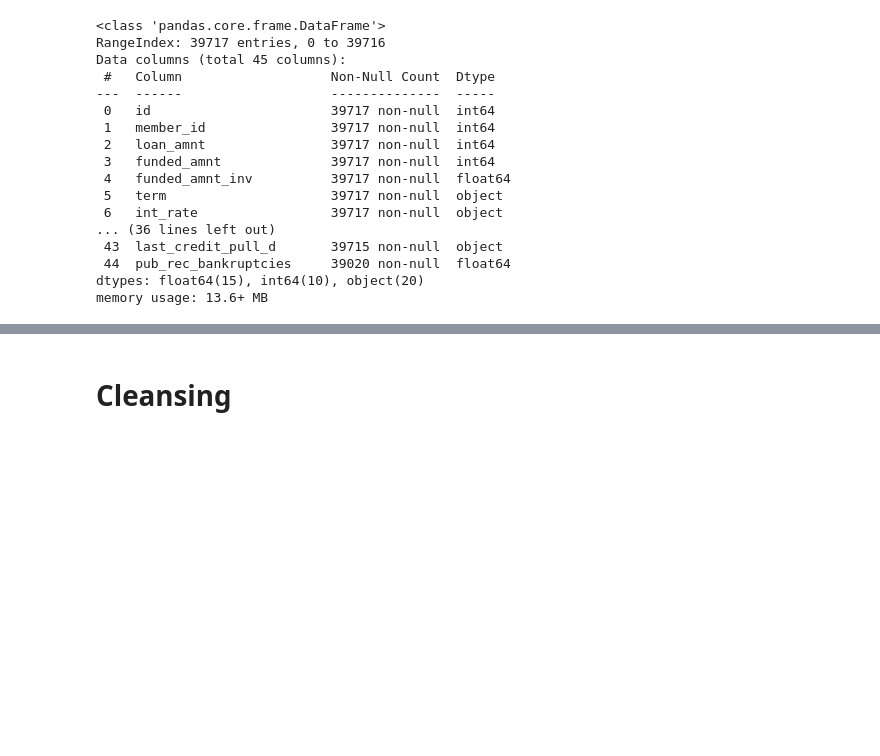
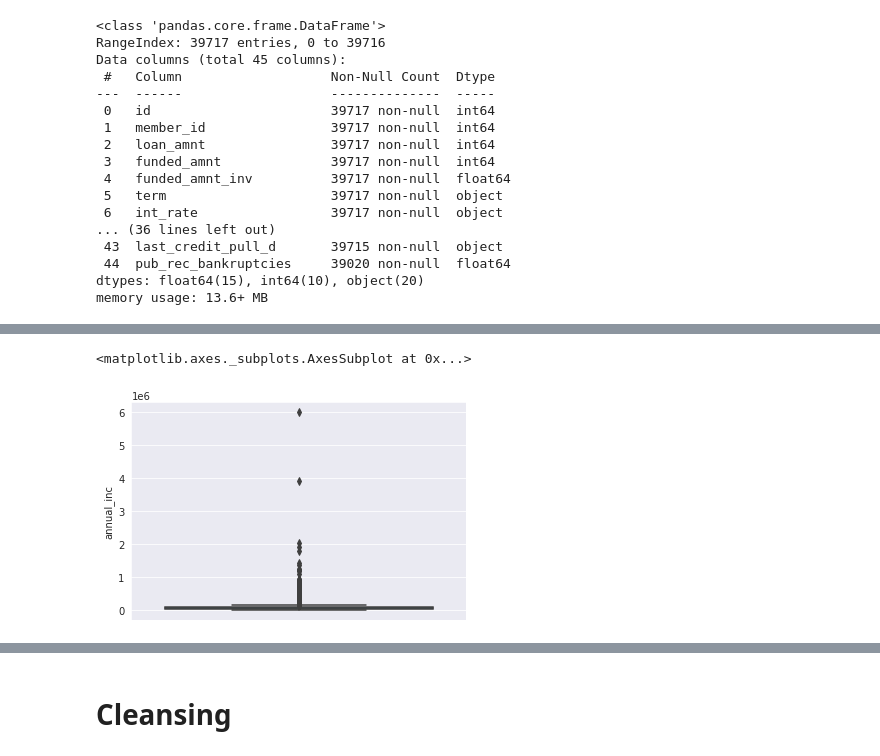
Before and after one commit to chitra-psg/lending-club, a Jupyter notebook: customer_loan_profile_analysis.ipynb, the cells around one changed output, grey strips where cells are left out. Saved outputs shown, nothing was run; the diff lists cells and outputs as text; code cells hidden in the pictures; blank space fills up the shorter version.

```diff
--- a/customer_loan_profile_analysis.ipynb
+++ b/customer_loan_profile_analysis.ipynb
@@ -7,7 +9,9 @@ import pandas as pd
 # %%
 # Configurations
 
-# The dataset has many columns and are getting truncated in the output. Hence, adjusting the configuration
+sns.set_style('darkgrid')
+
+# The dataset has many columns and the list is getting truncated in the output. Hence, adjusting the configuration
 pd.set_option('display.max_columns', 150)
 pd.set_option('display.max_rows', 150)
 # %%
@@ -145,3 +152,10 @@ Data columns (total 45 columns):
  44  pub_rec_bankruptcies     39020 non-null  float64
 dtypes: float64(15), int64(10), object(20)
 memory usage: 13.6+ MB
+# %%
+ls_columns_to_be_dropped = ['id','member_id', 'desc', 'url', 'zip_code', 'title', 'delinq_2yrs', 'earliest_cr_line', 'loan_amnt',
+                            'inq_last_6mths', 'open_acc','pub_rec','revol_bal','revol_util','total_acc','out_prncp', 'funded_amnt',
+                            'out_prncp_inv','total_pymnt','total_pymnt_inv','total_rec_prncp','total_rec_int','total_rec_late_fee',
+                            'recoveries','collection_recovery_fee','last_pymnt_d','last_pymnt_amnt','last_credit_pull_d']
+
+df_loan.drop(ls_columns_to_be_dropped, axis=1, inplace=True)
@@ -147,0 +182,2 @@ memory usage: 13.6+ MB
+# %%
+df_closed_loan = df_loan[df_loan['loan_status'] != 'Current']
@@ -147,0 +204,5 @@ memory usage: 13.6+ MB
+# %%
+# issue_d data is available in MMM-YY format
+df_year_month                 = df_closed_loan['issue_d'].str.split("-", n = 1, expand = True)
+df_closed_loan['issue_month'] = df_year_month[0]
+df_closed_loan['issue_year']  = ('20' + df_year_month[1]).astype(int)
@@ -147,0 +243,6 @@ memory usage: 13.6+ MB
+# %%
+sns.boxplot( y="annual_inc",
+            data=df_closed_loan)
+# %% [output]
+<matplotlib.axes._subplots.AxesSubplot at 0x...>
+[figure, added]
```
Also changed, not shown: parts of 17 cells of this notebook.
